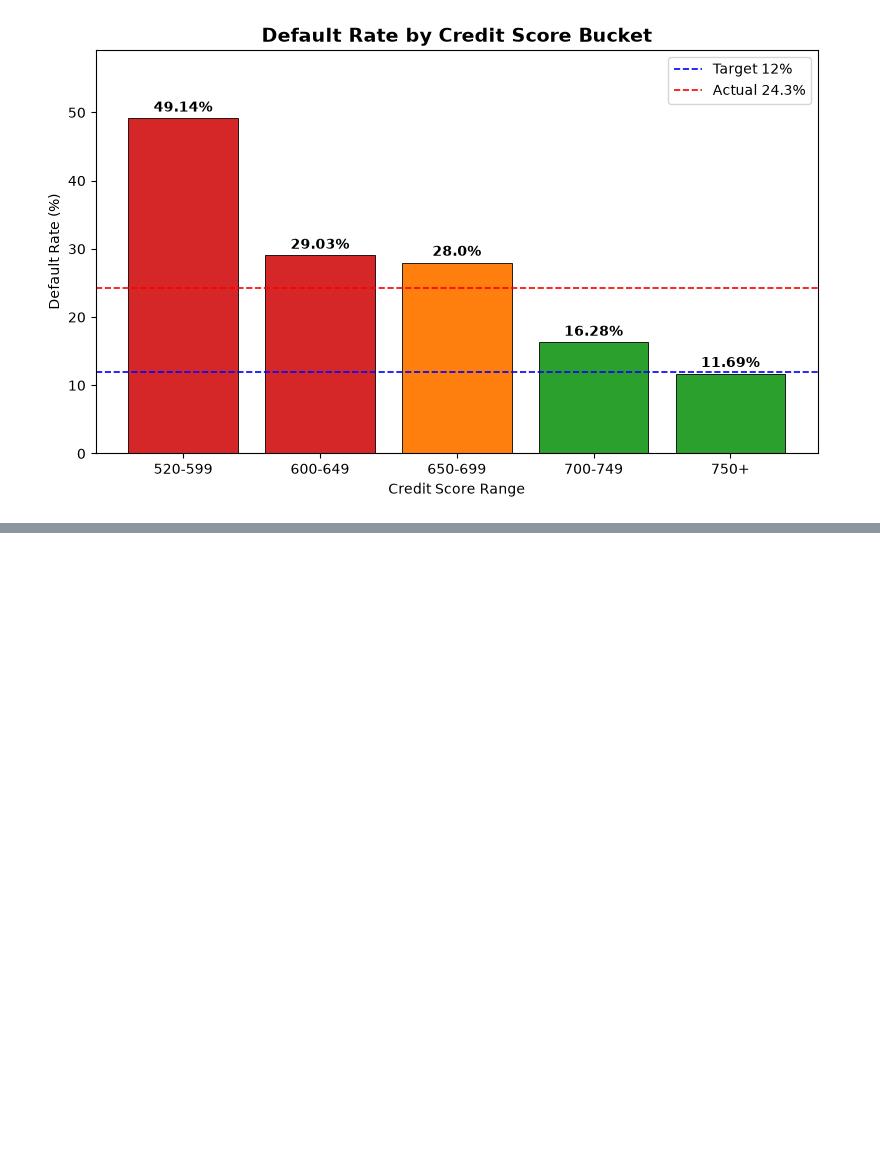
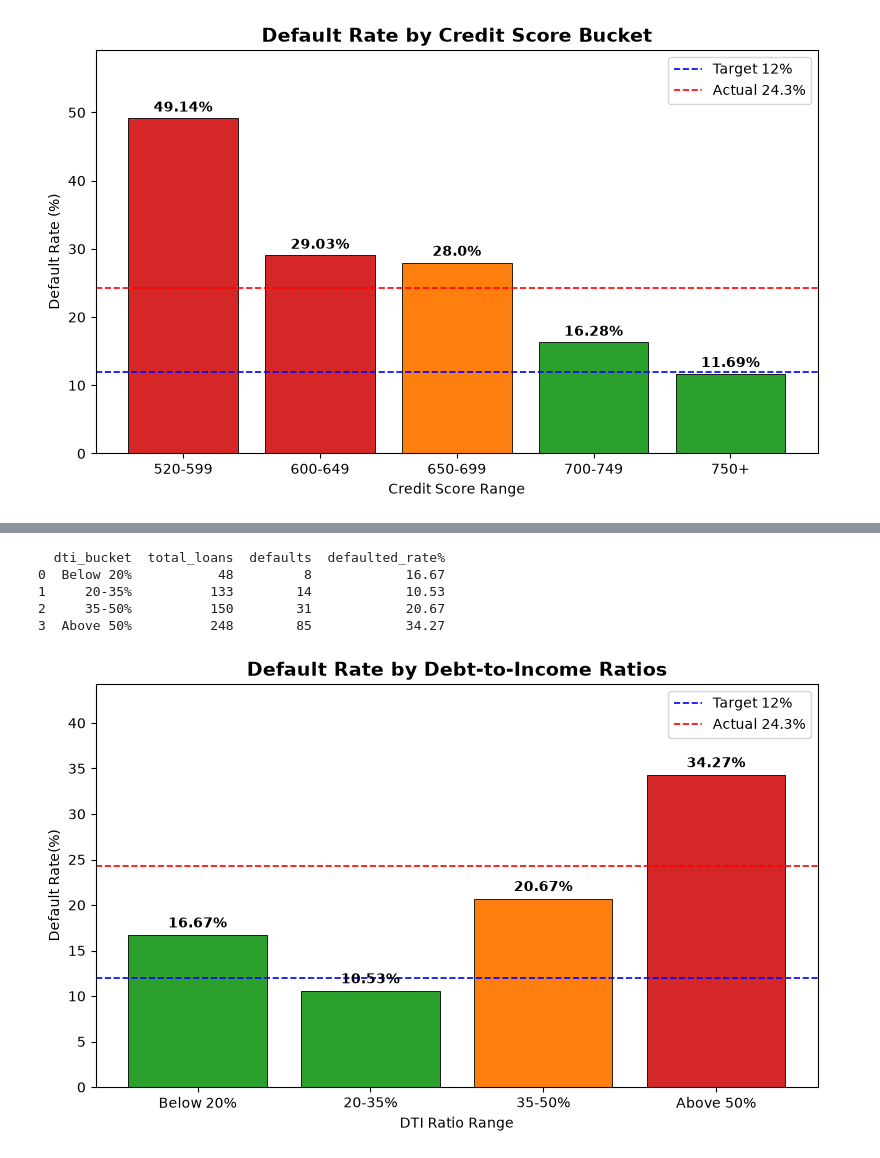
Before and after one commit to ShubhamSahu-2005/Loan-Default-Risk-Analysis, a Jupyter notebook: notebooks/eda.ipynb, the cells around one changed output, grey strips where cells are left out. Cells and saved outputs as stored; diff of their text form; code cells hidden in the pictures; blank space fills up the shorter version.

```diff
--- a/notebooks/eda.ipynb
+++ b/notebooks/eda.ipynb
@@ -93,0 +119,46 @@ plt.show()
+# %%
+df['dti_bucket']=pd.cut(
+    df['dti_ratio'],
+    bins=[0,20,35,50,100],
+    labels=['Below 20%','20-35%','35-50%','Above 50%']
+)
+
+dti_analysis=df.groupby('dti_bucket',observed=True).agg(
+    total_loans=('defaulted','count'),
+    defaults=('defaulted','sum')
+).reset_index()
+
+
+dti_analysis['defaulted_rate%']=(dti_analysis['defaults']/dti_analysis['total_loans']*100).round(2)
+print(dti_analysis)
+# %% [output]
+  dti_bucket  total_loans  defaults  defaulted_rate%
+0  Below 20%           48         8            16.67
+1     20-35%          133        14            10.53
+2     35-50%          150        31            20.67
+3  Above 50%          248        85            34.27
+# %%
+fig, axes = plt.subplots( figsize=(8, 5))
+bars=axes.bar(
+    dti_analysis['dti_bucket'],dti_analysis['defaulted_rate%'],
+    color=['#2ca02c','#2ca02c','#ff7f0e','#d62728','#d62728'],
+    edgecolor='black',linewidth=0.6
+
+)
+
+axes.axhline(12, color='blue', linestyle='--', linewidth=1.2, label='Target 12%')
+axes.axhline(default_rate, color='red', linestyle='--', linewidth=1.2, label=f'Actual {default_rate:.1f}%')
+
+for bar,val in zip(bars,dti_analysis['defaulted_rate%']):
+    axes.text(bar.get_x() + bar.get_width()/2,bar.get_height()+0.5,
+    f'{val}%',ha='center',va='bottom',fontsize=10,fontweight='bold')
+axes.set_title('Default Rate by Debt-to-Income Ratios',fontsize=14,fontweight='bold')
+axes.set_xlabel('DTI Ratio Range')
+axes.set_ylabel('Default Rate(%)')
+axes.legend()
+axes.set_ylim(0,dti_analysis['defaulted_rate%'].max()+10)
+plt.tight_layout()
+plt.savefig('../reports/chart2_DTI_Default.png',dpi=150)
+plt.show()
+# %% [output]
+[figure, added]
```
Also changed, not shown: parts of 13 cells of this notebook, 5 other files.
